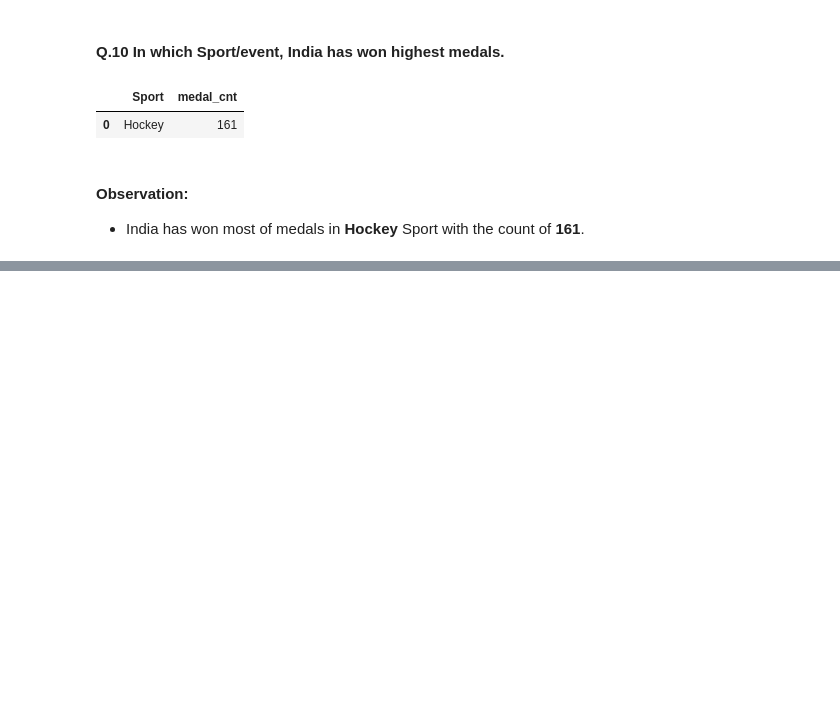
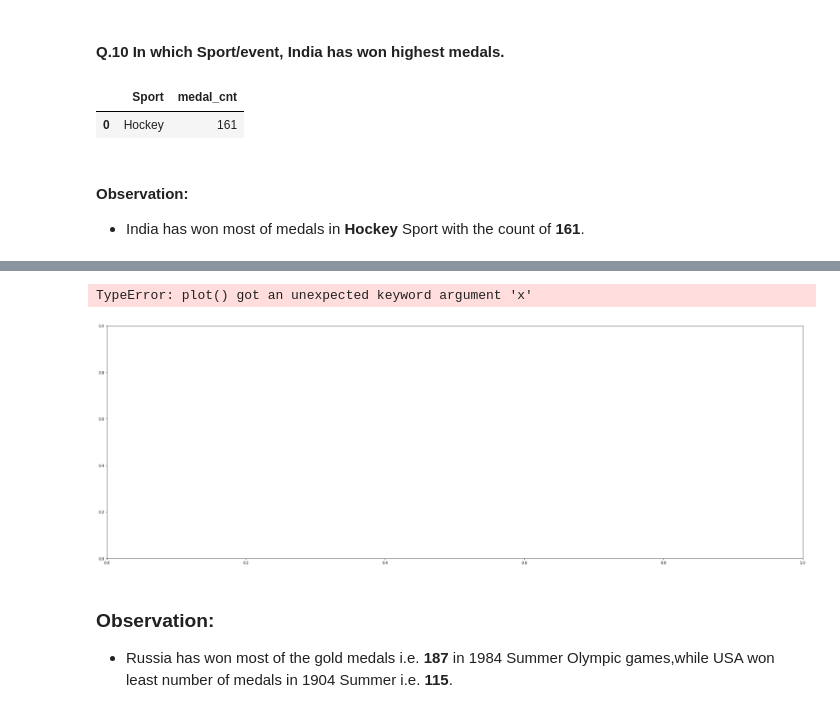
Before and after one commit to kirandhasade/Olympics_Sql_Project, a Jupyter notebook: Olympics.ipynb, the cells around one changed output, grey strips where cells are left out. Saved outputs shown, nothing was run; the diff lists cells and outputs as text; code cells hidden in the pictures; blank space fills up the shorter version.

```diff
--- a/Olympics.ipynb
+++ b/Olympics.ipynb
@@ -888,0 +886,9 @@ plt.xticks(rotation = 30,fontsize=20)
+# %%
+plt.figure(figsize=(35,12))
+plt.plot(x='country', y=["games", "total_medals_count"],kind='bar',data=olympics_data)
+# %% [output]
+TypeError: plot() got an unexpected keyword argument 'x'
+[figure, added]
+# %% [markdown]
+### Observation:
+- Russia has won most of the gold medals i.e. **187** in 1984 Summer Olympic games,while USA won least number of medals in 1904 Summer i.e. **115**.
```
Also changed, not shown: parts of 25 cells of this notebook.
